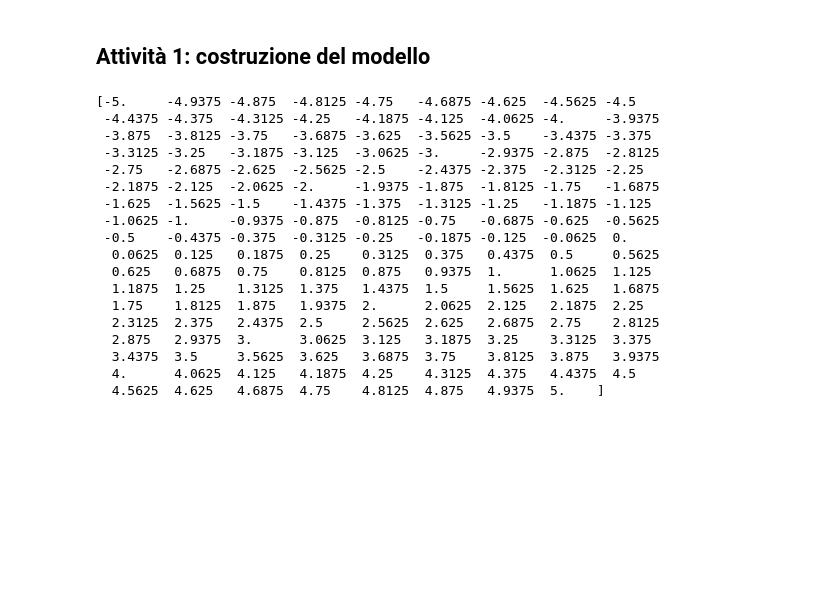
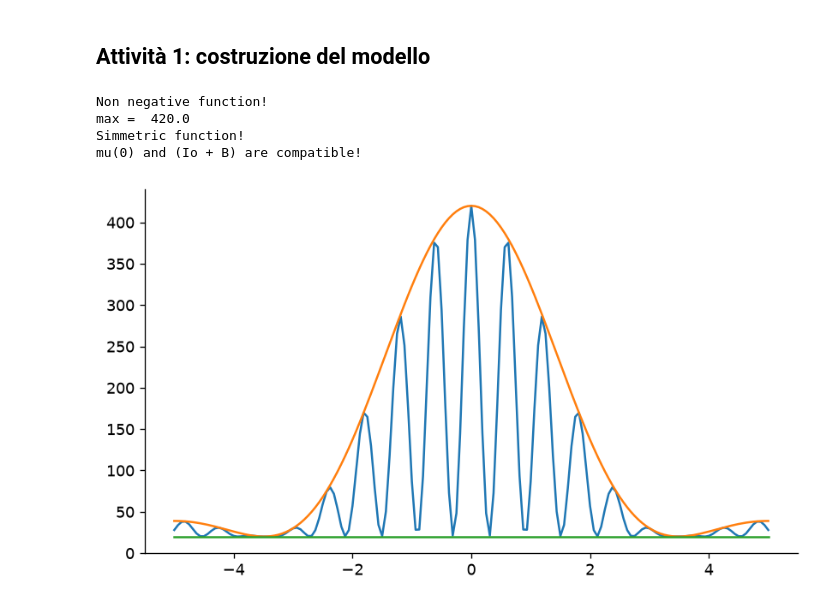
Before and after one commit to LeonardoZara/LabEMO, a Jupyter notebook: prova1.ipynb, the cells around one changed output. Drawn from its saved outputs; the diff is of its cells as text; code cells hidden in the pictures; blank space fills up the shorter version.

```diff
--- a/prova1.ipynb
+++ b/prova1.ipynb
@@ -36,48 +36,41 @@ def E(x):
 def C(x):
     return pow(np.cos(delta*x), 2)
 
 def mu(x): #numero medio di conteggi atteso nel punto x
     return B + Io*E(x)*C(x)
 positive = 0
 max=0
 symmetric=0
 for i in range(161):
     if(mu(points[i])<0): ++positive
     if(mu(points[i])>max): max=mu(points[i])
     if(mu(points[i])==mu(points[-i])): ++symmetric
 
 if(positive!=0):
     print("Negative function!")
 else:
     print("Non negative function!")
 
 print("max = ", max)
 
 if(symmetric!=0):
     print("Non simmetric function!")
 else:
     print("Simmetric function!")
 
 if(mu(0)==(Io+B)): print("mu(0) and (Io + B) are compatible!")
 
+def fondo(x):
+    return B + x -x
+
+
 plt.plot(points, mu(points))
+plt.plot(points, B + Io*E(points))
+plt.plot(points, fondo(points))
 plt.show()
 # %% [output]
-[-5.     -4.9375 -4.875  -4.8125 -4.75   -4.6875 -4.625  -4.5625 -4.5
- -4.4375 -4.375  -4.3125 -4.25   -4.1875 -4.125  -4.0625 -4.     -3.9375
- -3.875  -3.8125 -3.75   -3.6875 -3.625  -3.5625 -3.5    -3.4375 -3.375
- -3.3125 -3.25   -3.1875 -3.125  -3.0625 -3.     -2.9375 -2.875  -2.8125
- -2.75   -2.6875 -2.625  -2.5625 -2.5    -2.4375 -2.375  -2.3125 -2.25
- -2.1875 -2.125  -2.0625 -2.     -1.9375 -1.875  -1.8125 -1.75   -1.6875
- -1.625  -1.5625 -1.5    -1.4375 -1.375  -1.3125 -1.25   -1.1875 -1.125
- -1.0625 -1.     -0.9375 -0.875  -0.8125 -0.75   -0.6875 -0.625  -0.5625
- -0.5    -0.4375 -0.375  -0.3125 -0.25   -0.1875 -0.125  -0.0625  0.
-  0.0625  0.125   0.1875  0.25    0.3125  0.375   0.4375  0.5     0.5625
-  0.625   0.6875  0.75    0.8125  0.875   0.9375  1.      1.0625  1.125
-  1.1875  1.25    1.3125  1.375   1.4375  1.5     1.5625  1.625   1.6875
-  1.75    1.8125  1.875   1.9375  2.      2.0625  2.125   2.1875  2.25
-  2.3125  2.375   2.4375  2.5     2.5625  2.625   2.6875  2.75    2.8125
-  2.875   2.9375  3.      3.0625  3.125   3.1875  3.25    3.3125  3.375
-  3.4375  3.5     3.5625  3.625   3.6875  3.75    3.8125  3.875   3.9375
-  4.      4.0625  4.125   4.1875  4.25    4.3125  4.375   4.4375  4.5
-  4.5625  4.625   4.6875  4.75    4.8125  4.875   4.9375  5.    ]
+Non negative function!
+max =  420.0
+Simmetric function!
+mu(0) and (Io + B) are compatible!
+[figure, added]
```
Also changed, not shown: parts of 5 cells of this notebook.
